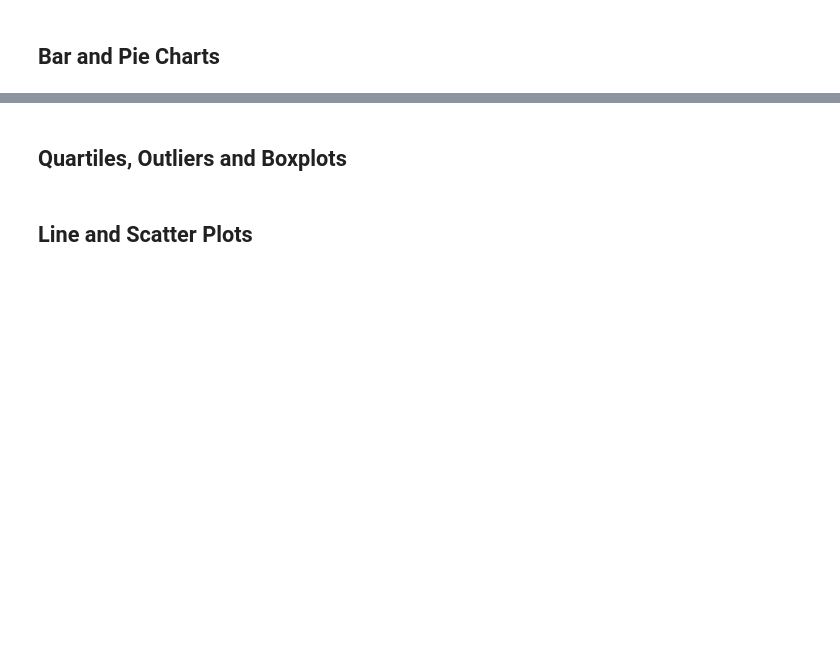
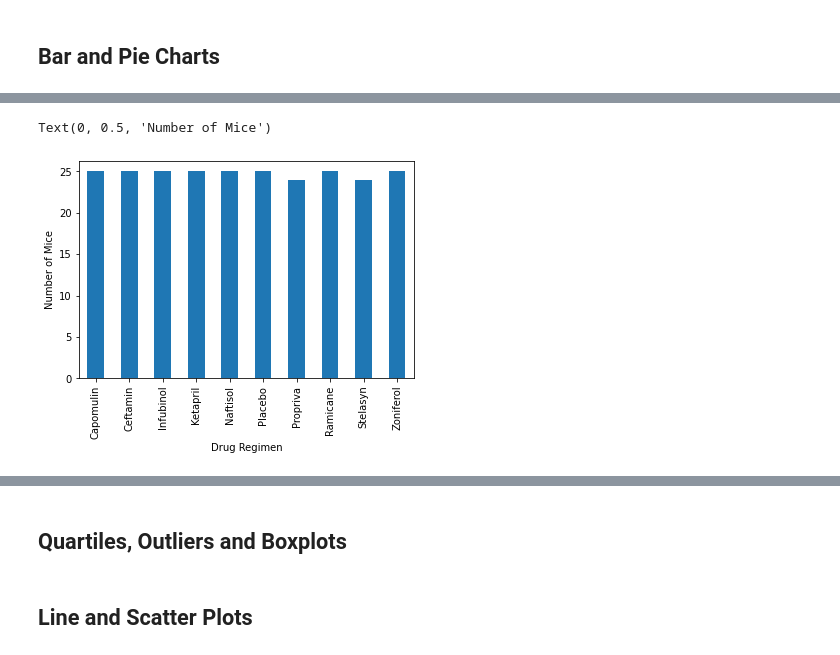
Before and after one commit to RebelDroid09/graphing-challenge, a Jupyter notebook: pymaceuticals_starter.ipynb, the cells around one changed output, grey strips where cells are left out. Saved outputs shown, nothing was run; the diff lists cells and outputs as text; code cells hidden in the pictures; blank space fills up the shorter version.

Commit message:
Plots and Graphs
Additional work on the plotting section of the work.

```diff
--- a/pymaceuticals_starter.ipynb
+++ b/pymaceuticals_starter.ipynb
@@ -109,2 +134,6 @@ print(cleanMouseCount)
 # %% [markdown]
 ## Bar and Pie Charts
+# %%
+miceCount = duplicatesDroppedMiceData.groupby('Drug Regimen')['Mouse ID'].nunique()
+
+miceCount
@@ -111,4 +153,10 @@ print(cleanMouseCount)
 # %%
 # Generate a bar plot showing the total number of unique mice tested on each drug regimen using pandas.
+barMice = miceCount.plot.bar(x=miceCount.index, y=miceCount)
+
+barMice.set_ylabel('Number of Mice')
+# %% [output]
+Text(0, 0.5, 'Number of Mice')
+[figure, added]
 # %%
 # Generate a bar plot showing the total number of unique mice tested on each drug regimen using pyplot.
```
Also changed, not shown: parts of 7 cells of this notebook.
